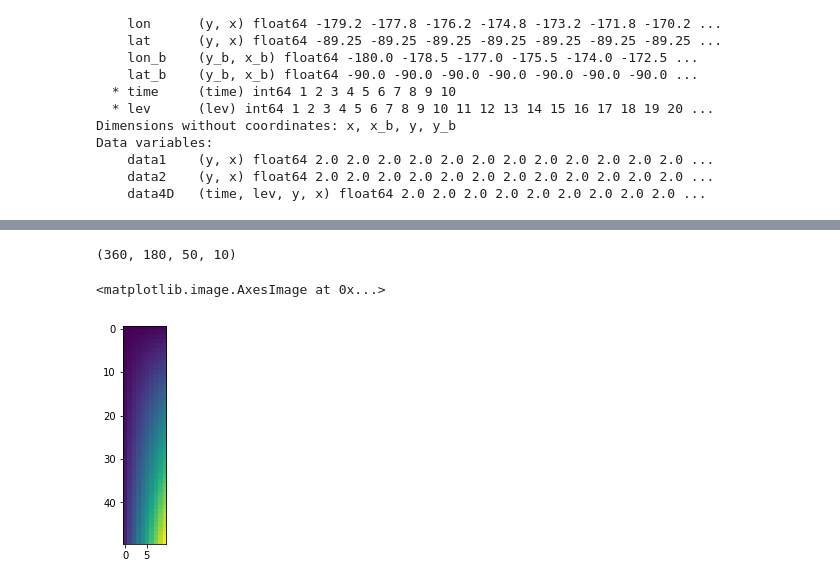
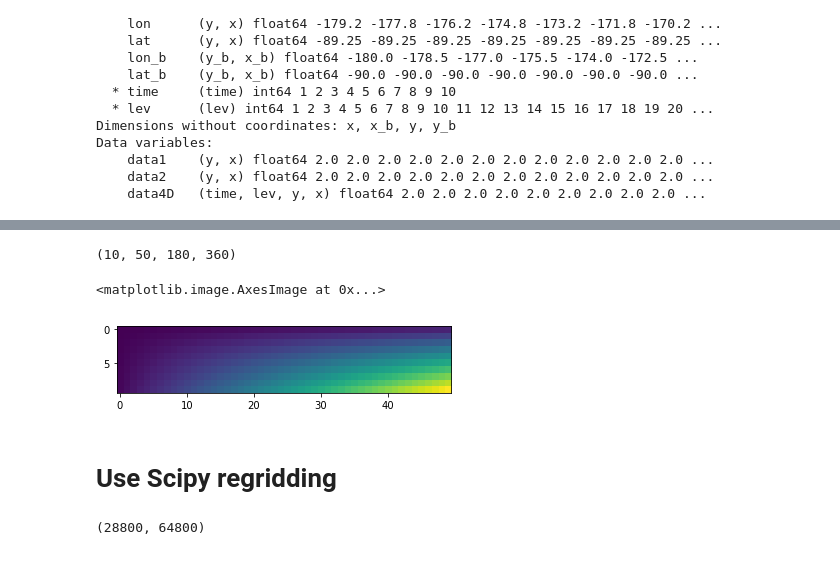
Before and after one commit to JiaweiZhuang/xESMF, a Jupyter notebook: examples/test_backend.ipynb, the cells around one changed output, grey strips where cells are left out. Drawn from its saved outputs; the diff is of its cells as text; code cells hidden in the pictures.

```diff
--- a/examples/test_backend.ipynb
+++ b/examples/test_backend.ipynb
@@ -180,5 +180,5 @@ Data variables:
     data4D   (time, lev, y, x) float64 2.0 2.0 2.0 2.0 2.0 2.0 2.0 2.0 2.0 ...
 # %%
 %%time
-outdata_4D = xeb.esmf_regrid_apply(regrid_4D, ds_in['data4D'].values.T)
+outdata_4D = xeb.esmf_regrid_apply(regrid_4D, ds_in['data4D'].values.T).T
 # %% [output]
@@ -187,9 +187,15 @@ Wall time: 1 s
 # %%
 outdata_4D.shape
 # %% [output]
-(360, 180, 50, 10)
+(10, 50, 180, 360)
 # %%
-plt.imshow(outdata_4D.mean(axis=(0,1)))
+plt.imshow(outdata_4D.mean(axis=(2,3)))
 # %% [output]
 <matplotlib.image.AxesImage at 0x...>
-[figure, old version]
+[figure, new version]
+# %% [markdown]
+# Use Scipy regridding
+# %%
+ds_in['lon'].size, ds_out['lon'].size
+# %% [output]
+(28800, 64800)
```
Also changed, not shown: parts of 17 cells of this notebook.
